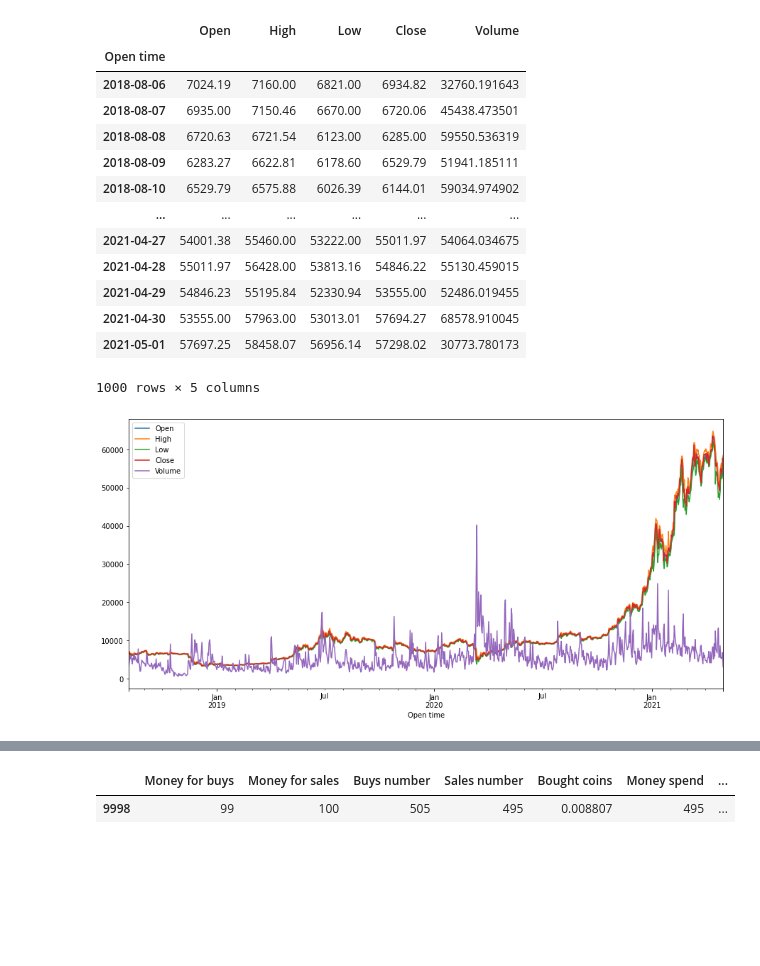
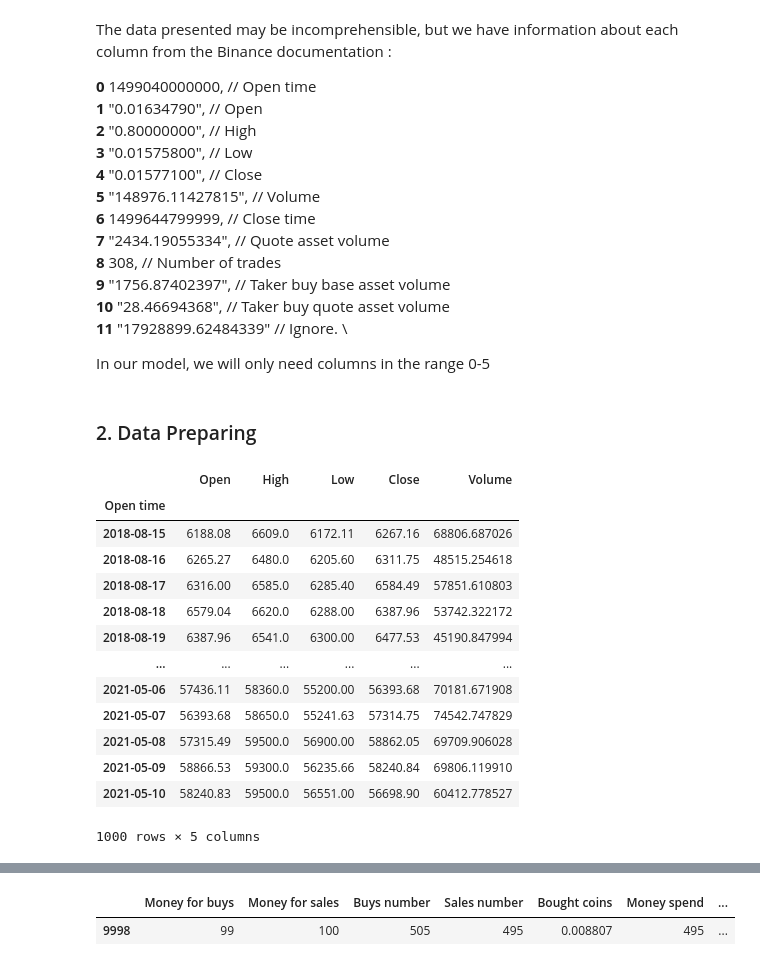
Before and after one commit to Adam-Palacz/crypto_ml, a Jupyter notebook: crypto_ml.ipynb, the cells around one changed output, grey strips where cells are left out. Drawn from its saved outputs; the diff is of its cells as text; code cells hidden in the pictures; blank space fills up the shorter version.

```diff
--- a/crypto_ml.ipynb
+++ b/crypto_ml.ipynb
@@ -57,30 +109,49 @@ current_price
+# %% [markdown]
+The data presented may be incomprehensible, but we have information about each column from the Binance documentation :
+
+  **0**  1499040000000,      // Open time \
+  **1**  "0.01634790",       // Open \
+  **2**  "0.80000000",       // High \
+  **3**  "0.01575800",       // Low \
+  **4**  "0.01577100",       // Close \
+  **5**  "148976.11427815",  // Volume \
+  **6**  1499644799999,      // Close time \
+  **7**  "2434.19055334",    // Quote asset volume \
+  **8**  308,                // Number of trades \
+  **9**  "1756.87402397",    // Taker buy base asset volume \
+  **10** "28.46694368",      // Taker buy quote asset volume \
+  **11** "17928899.62484339" // Ignore. \
+
+In our model, we will only need columns in the range 0-5
+# %% [markdown]
+### 2. Data Preparing
 # %%
-historical_price = pd.read_json(r_historical_price.text)
+#Delete columns in the range 6-11
+del_columns = historical_price.iloc[:,6:]
+historical_price_df = historical_price.drop(del_columns, axis=1)
 
-del_columns = historical_price.iloc[:,6:]
-historical_price = historical_price.drop(del_columns, axis=1)
-historical_price = historical_price.rename(columns={0:'Open time', 1:'Open', 2:'High', 3:'Low', 4:'Close', 5:'Volume'})
-historical_price['Open time'] = pd.to_datetime(historical_price['Open time'], unit="ms")
-historical_price = historical_price.set_index('Open time')
+#Rename columns
+historical_price_df = historical_price_df.rename(columns={0:'Open time', 1:'Open', 2:'High', 3:'Low', 4:'Close', 5:'Volume'})
 
-plot_price = historical_price.copy()
-plot_price['Volume'] = plot_price['Volume']/10
-plot_price.plot(figsize=(15,7))
+#Change time from 'ns' to datetime
+historical_price_df['Open time'] = pd.to_datetime(historical_price_df['Open time'], unit="ms")
 
-historical_price
+#Set time coulmn as index
+historical_price_df = historical_price_df.set_index('Open time')
+
+historical_price_df
 # %% [output]
 |  | Open | High | Low | Close | Volume |
 | Open time |  |  |  |  |  |
-| 2018-08-06 | 7024.19 | 7160.00 | 6821.00 | 6934.82 | 32760.191643 |
-| 2018-08-07 | 6935.00 | 7150.46 | 6670.00 | 6720.06 | 45438.473501 |
-| 2018-08-08 | 6720.63 | 6721.54 | 6123.00 | 6285.00 | 59550.536319 |
-| 2018-08-09 | 6283.27 | 6622.81 | 6178.60 | 6529.79 | 51941.185111 |
-| 2018-08-10 | 6529.79 | 6575.88 | 6026.39 | 6144.01 | 59034.974902 |
+| 2018-08-15 | 6188.08 | 6609.0 | 6172.11 | 6267.16 | 68806.687026 |
+| 2018-08-16 | 6265.27 | 6480.0 | 6205.60 | 6311.75 | 48515.254618 |
+| 2018-08-17 | 6316.00 | 6585.0 | 6285.40 | 6584.49 | 57851.610803 |
+| 2018-08-18 | 6579.04 | 6620.0 | 6288.00 | 6387.96 | 53742.322172 |
+| 2018-08-19 | 6387.96 | 6541.0 | 6300.00 | 6477.53 | 45190.847994 |
 | ... | ... | ... | ... | ... | ... |
-| 2021-04-27 | 54001.38 | 55460.00 | 53222.00 | 55011.97 | 54064.034675 |
-| 2021-04-28 | 55011.97 | 56428.00 | 53813.16 | 54846.22 | 55130.459015 |
-| 2021-04-29 | 54846.23 | 55195.84 | 52330.94 | 53555.00 | 52486.019455 |
-| 2021-04-30 | 53555.00 | 57963.00 | 53013.01 | 57694.27 | 68578.910045 |
-| 2021-05-01 | 57697.25 | 58458.07 | 56956.14 | 57298.02 | 30773.780173 |
+| 2021-05-06 | 57436.11 | 58360.0 | 55200.00 | 56393.68 | 70181.671908 |
+| 2021-05-07 | 56393.68 | 58650.0 | 55241.63 | 57314.75 | 74542.747829 |
+| 2021-05-08 | 57315.49 | 59500.0 | 56900.00 | 58862.05 | 69709.906028 |
+| 2021-05-09 | 58866.53 | 59300.0 | 56235.66 | 58240.84 | 69806.119910 |
+| 2021-05-10 | 58240.83 | 59500.0 | 56551.00 | 56698.90 | 60412.778527 |
 1000 rows × 5 columns
-[figure, removed]
```
Also changed, not shown: parts of 41 cells of this notebook.
